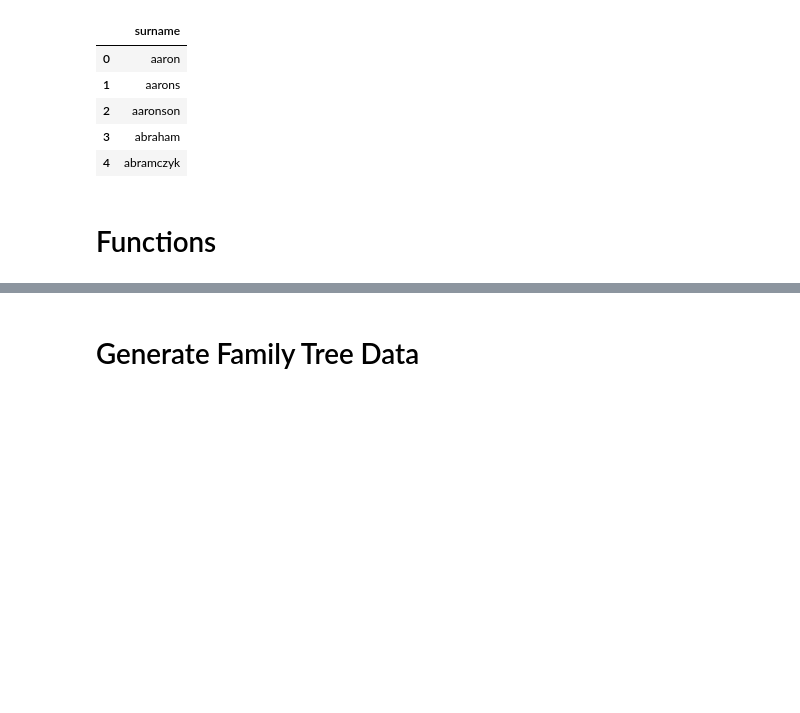
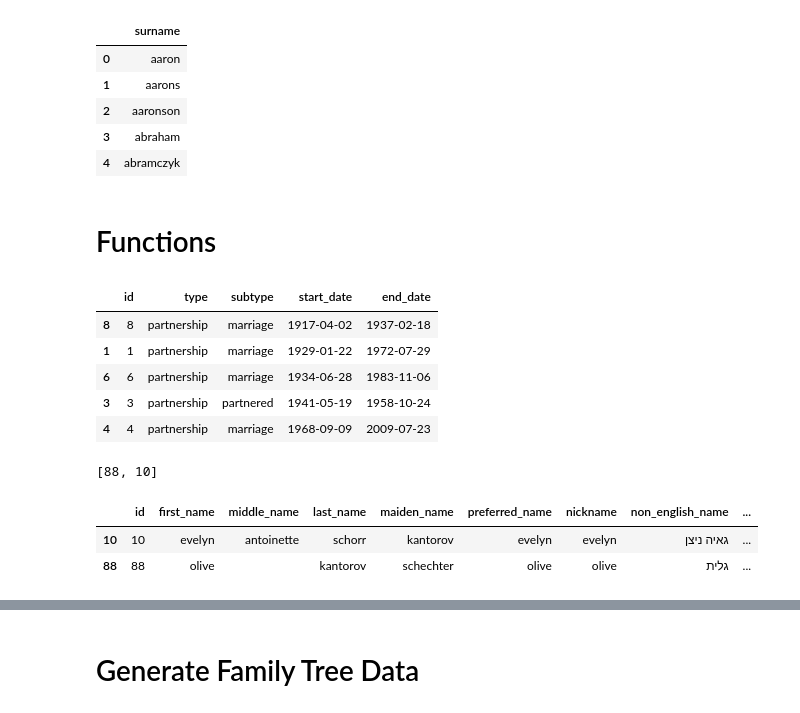
Before and after one commit to MichoelSnow/family_tree, a Jupyter notebook: notebooks/generate_synthetic_data.ipynb, the cells around one changed output, grey strips where cells are left out. Drawn from its saved outputs; the diff is of its cells as text; code cells hidden in the pictures; blank space fills up the shorter version.

```diff
--- a/notebooks/generate_synthetic_data.ipynb
+++ b/notebooks/generate_synthetic_data.ipynb
@@ -526,3 +531,14 @@ def generate_tree(
     ]
 
     return df_people, df_relationships, df_relationships_people
+# %%
+df_relationships.loc[
+        df_relationships["type"] == "partnership"
+    ].sort_values("start_date")
+# %% [output]
+|  | id | type | subtype | start_date | end_date |
+| 8 | 8 | partnership | marriage | 1917-04-02 | 1937-02-18 |
+| 1 | 1 | partnership | marriage | 1929-01-22 | 1972-07-29 |
+| 6 | 6 | partnership | marriage | 1934-06-28 | 1983-11-06 |
+| 3 | 3 | partnership | partnered | 1941-05-19 | 1958-10-24 |
+| 4 | 4 | partnership | marriage | 1968-09-09 | 2009-07-23 |
@@ -528,0 +671,14 @@ def generate_tree(
+# %%
+df_relationships_people.loc[
+                (df_relationships_people["relationship_id"] == 2)
+                & (df_relationships_people["title"] == "parent"),
+                "people_id",
+            ].tolist()
+# %% [output]
+[88, 10]
+# %%
+df_people.loc[df_people["id"].isin([88,10])]
+# %% [output]
+|  | id | first_name | middle_name | last_name | maiden_name | preferred_name | nickname | non_english_name | ... |
+| 10 | 10 | evelyn | antoinette | schorr | kantorov | evelyn | evelyn | גאיה ניצן | ... |
+| 88 | 88 | olive |  | kantorov | schechter | olive | olive | גלית | ... |
```
Also changed, not shown: parts of 17 cells of this notebook.
